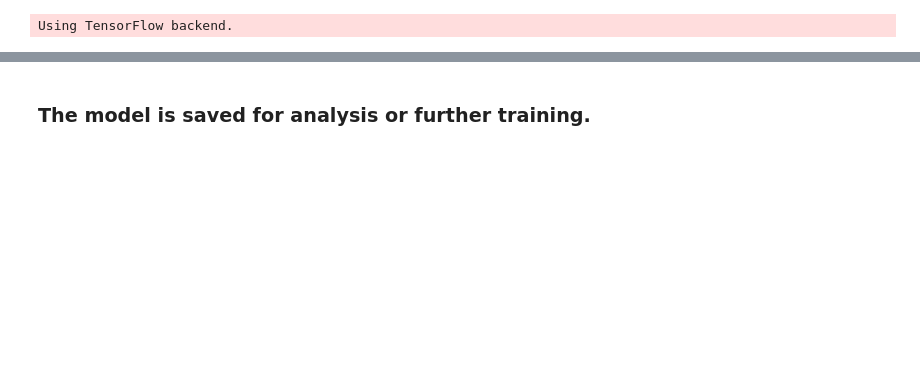
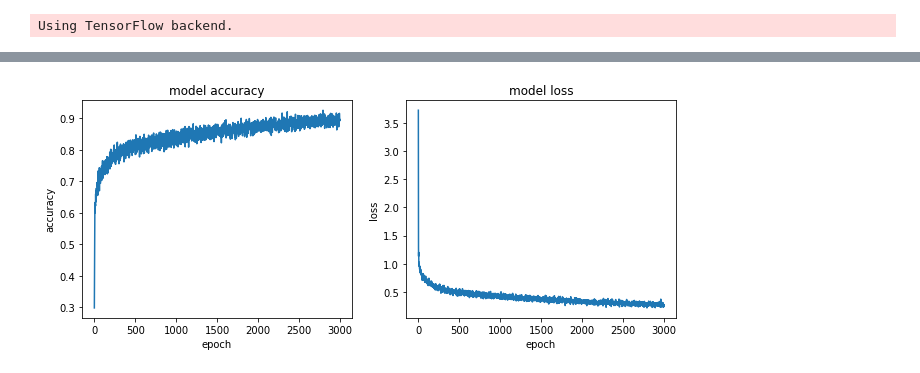
Before and after one commit to dtesselaar/Kaggle--Wingbeats, a Jupyter notebook: Learn.ipynb, the cells around one changed output, grey strips where cells are left out. Saved outputs shown, nothing was run; the diff lists cells and outputs as text; code cells hidden in the pictures; blank space fills up the shorter version.

```diff
--- a/Learn.ipynb
+++ b/Learn.ipynb
@@ -97,3 +450,5 @@ _________________________________________________________________
+# %%
+model.compile(loss='categorical_crossentropy', metrics=['accuracy'], optimizer='adam')
 # %%
 X_files = sorted(os.listdir(pickle_path + "Spectra"))
 y_files = sorted(os.listdir(pickle_path + "Targets"))
@@ -101,12 +456,23 @@ y_files = sorted(os.listdir(pickle_path + "Targets"))
 num_chunks = len(y_files)
 iteration = 0
 
-for X_file, y_file in zip(X_files,y_files):
+acc=[]
+loss=[]
 
-    iteration +=1
-    print('chunk number: ' + str(iteration) + " of " + str(num_chunks))
 
-    X,y = Data_Gen(X_file, y_file)
+num_epochs = 30
 
-    model.fit(X, y, batch_size=32, epochs=4)
+for _ in range(num_epochs):
+
+    for X_file, y_file in zip(X_files,y_files):
+
+        iteration +=1
+        print('chunk number: ' + str(iteration) + " of " + str(num_chunks*num_epochs))
+
+        X,y = Data_Gen(X_file, y_file, mean_log_amplitude, threshold = 1.0, h_shift_range=(-30,30))
+
+        history=model.fit(X, y, batch_size=128, epochs=1, validation_split=0, verbose=2)
+
+        acc.append(history.history['acc'])
+        loss.append(history.history['loss'])
 # %% [output]
@@ -130,2 +496,17 @@ Epoch 4/4
-# %% [markdown]
-### The model is saved for analysis or further training.
+# %%
+plt.subplot(1,2,1)
+plt.plot(acc)
+plt.title('model accuracy')
+plt.ylabel('accuracy')
+plt.xlabel('epoch')
+
+plt.subplot(1,2,2)
+plt.plot(loss)
+plt.title('model loss')
+plt.ylabel('loss')
+plt.xlabel('epoch')
+
+plt.subplots_adjust(right=1.5)
+plt.show()
+# %% [output]
+[figure, added]
```
Also changed, not shown: parts of 56 cells of this notebook, 2 other files.
